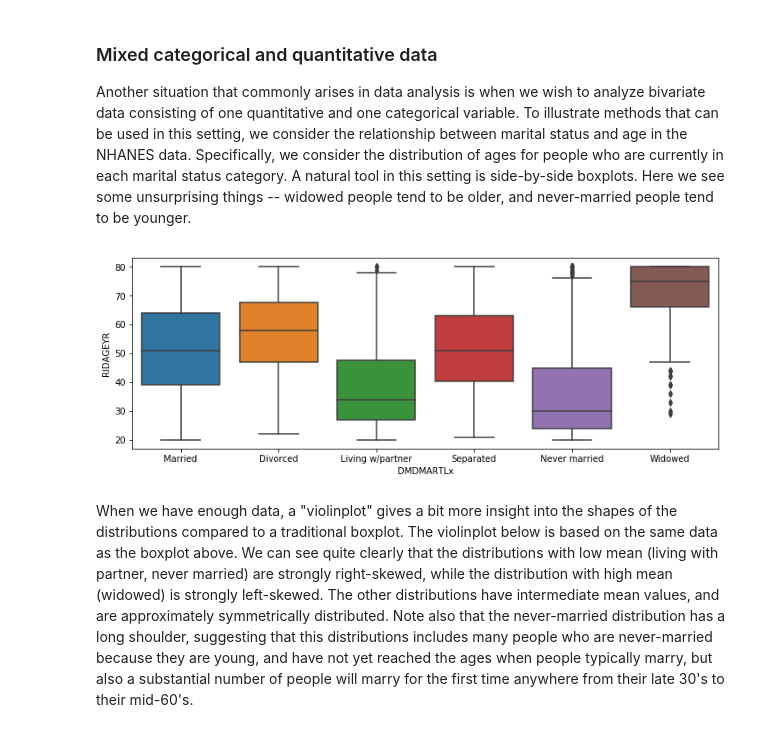
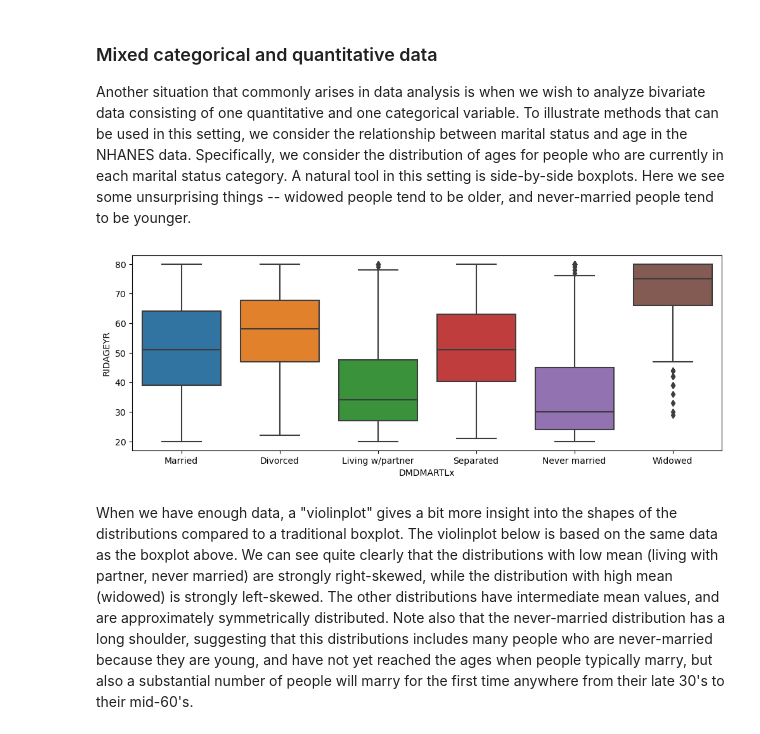
Before and after one commit to elsayedg/Statistics-with-Python-Specialization, a Jupyter notebook: 1_Understanding and Visualizing Data with Python/WEEK 3 - MULTIVARIATE DATA/nhanes_multivariate_analyses.ipynb, the cells around one changed output. Cells and saved outputs as stored; diff of their text form; code cells hidden in the pictures.

```diff
--- a/1_Understanding and Visualizing Data with Python/WEEK 3 - MULTIVARIATE DATA/nhanes_multivariate_analyses.ipynb
+++ b/1_Understanding and Visualizing Data with Python/WEEK 3 - MULTIVARIATE DATA/nhanes_multivariate_analyses.ipynb
@@ -206,9 +236,10 @@ We conclude this section by noting that marital status is associated with many f
 Another situation that commonly arises in data analysis is when we wish to analyze bivariate data consisting of one quantitative and one categorical variable. To illustrate methods that can be used in this setting, we consider the relationship between marital status and age in the NHANES data.  Specifically, we consider the distribution of ages for people who are currently in each marital status category.  A natural tool in this setting is side-by-side boxplots.  Here we see some unsurprising things -- widowed people tend to be older, and never-married people tend to be younger.
 # %%
 plt.figure(figsize=(12, 4))
-a = sns.boxplot(db.DMDMARTLx, db.RIDAGEYR)
+a = sns.boxplot(x = db.DMDMARTLx, y= db.RIDAGEYR)
+plt.show()
 # %% [output]
-[figure, old version]
+[figure, new version]
 # %% [markdown]
 When we have enough data, a "violinplot" gives a bit more insight into the shapes of the distributions compared to a traditional boxplot.  The violinplot below is based on the same data as the boxplot above.  We can see quite clearly that the distributions with low mean (living with partner, never married) are strongly right-skewed, while the distribution with high mean (widowed) is strongly left-skewed.  The other distributions have intermediate mean values, and are approximately symmetrically distributed.  Note also that the never-married distribution has a long shoulder, suggesting that this distributions includes many people who are never-married because they are young, and have not yet reached the ages when people typically marry, but also a substantial number of people will marry for the first time anywhere from their late 30's to their mid-60's.
 # %%
```
Also changed, not shown: parts of 10 cells of this notebook, 1 other file.
